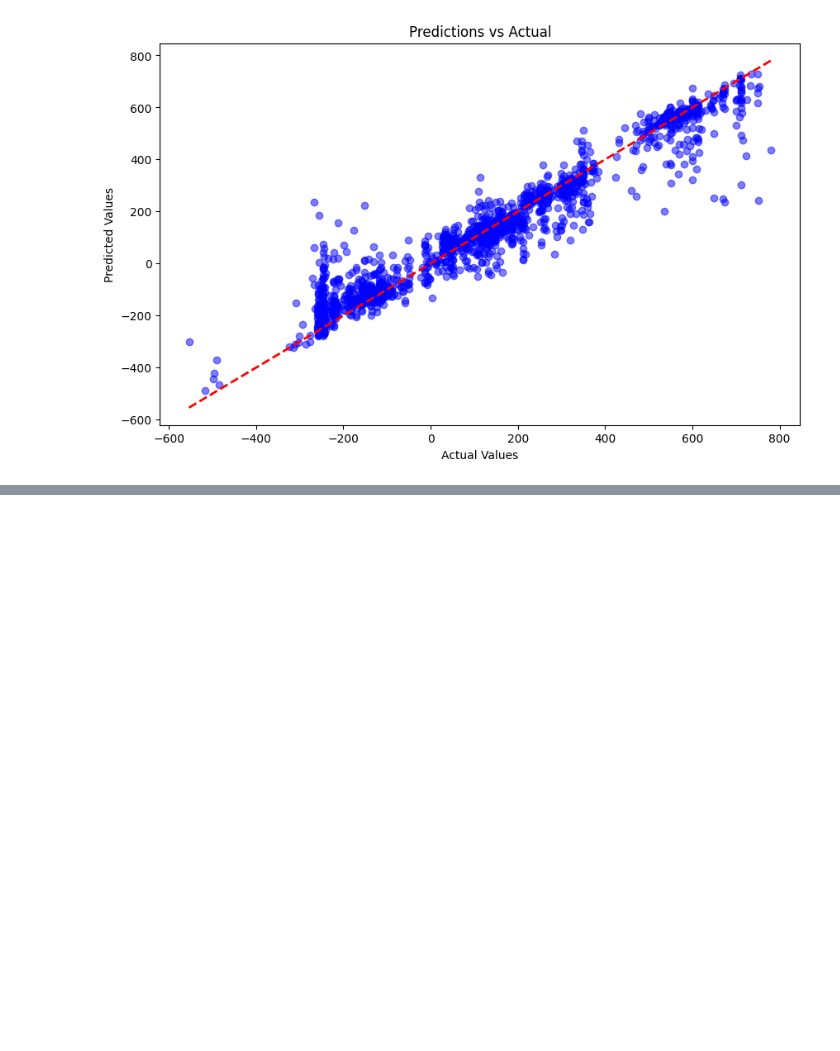
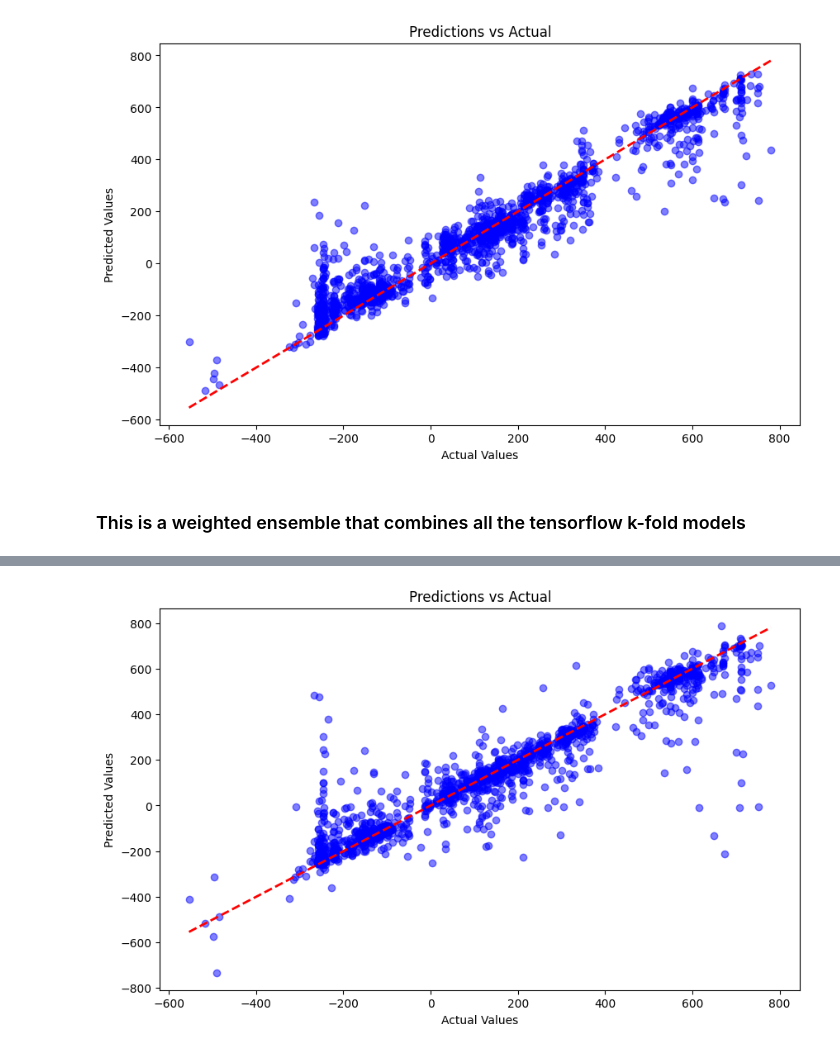
Before and after one commit to jack-stow/machine-learning-final, a Jupyter notebook: ancient_text_dater.ipynb, the cells around one changed output, grey strips where cells are left out. Cells and saved outputs as stored; diff of their text form; code cells hidden in the pictures; blank space fills up the shorter version.

Commit message:
added ensemble of the k-fold tf models, and then added a super ensemble.

```diff
--- a/ancient_text_dater.ipynb
+++ b/ancient_text_dater.ipynb
@@ -1484,3 +1493,61 @@ plt.ylabel("Predicted Values")
 plt.show()
 # %% [output]
 [figure]
+# %% [markdown]
+### This is a weighted ensemble that combines all the tensorflow k-fold models
+# %%
+import numpy as np
+from sklearn.metrics import mean_absolute_error, r2_score
+
+# Load all models
+tf_models = [load_model(f"date_predictor-nn_fold{i}.h5") for i in range(1, 11)]
+
+# Ensure test data is scaled using the same scaler as training
+#X_test_scaled = scaler_X.transform(X_test)  # Assuming `scaler_X` was used for features during training
+
+# Predict using each model and inverse transform predictions
+fold_predictions = []
+for model_fold in tf_models:
+    y_pred_scaled = model_fold.predict(X_test_scaled)  # Predict on scaled test set
+    y_pred = scaler_y.inverse_transform(y_pred_scaled.reshape(-1, 1)).flatten()  # Inverse transform to original scale
+    fold_predictions.append(y_pred)
+
+# Stack predictions into a 2D array (n_folds, n_samples)
+fold_predictions = np.array(fold_predictions)
+
+# Compute ensemble prediction (average)
+ensemble_predictions = np.mean(fold_predictions, axis=0)  # Average across folds
+
+# Evaluate the ensemble model
+mae_ensemble = mean_absolute_error(y_test, ensemble_predictions)
+r2_ensemble = r2_score(y_test, ensemble_predictions)
+
+print(f"Final Ensemble MAE: {mae_ensemble}")
+print(f"Final Ensemble R²: {r2_ensemble}")
+
+# Optional: Weighted Average Ensemble
+# Assuming weights based on individual MAEs
+individual_maes = [mean_absolute_error(y_test, pred) for pred in fold_predictions]
+weights = 1 / np.array(individual_maes)  # Inverse MAE as weights
+weights /= weights.sum()  # Normalize weights
+
+# Weighted ensemble
+weighted_ensemble_predictions = np.average(fold_predictions, axis=0, weights=weights)
+
+# Evaluate weighted ensemble
+mae_weighted = mean_absolute_error(y_test, weighted_ensemble_predictions)
+r2_weighted = r2_score(y_test, weighted_ensemble_predictions)
+
+print(f"Weighted Ensemble MAE: {mae_weighted}")
+print(f"Weighted Ensemble R²: {r2_weighted}")
+
+
+# Prediction vs Actual (Scatter plot)
+plt.figure(figsize=(10, 6))
+plt.scatter(y_test, ensemble_predictions, alpha=0.5, color='b')
+plt.plot([min(y_test), max(y_test)], [min(y_test), max(y_test)], 'r--', lw=2)
+plt.title("Predictions vs Actual")
+plt.xlabel("Actual Values")
+plt.ylabel("Predicted Values")
+plt.show()
+# %% [output]
@@ -1486,0 +1568 @@ plt.show()
+[figure, added]
```
Also changed, not shown: parts of 7 cells of this notebook.
